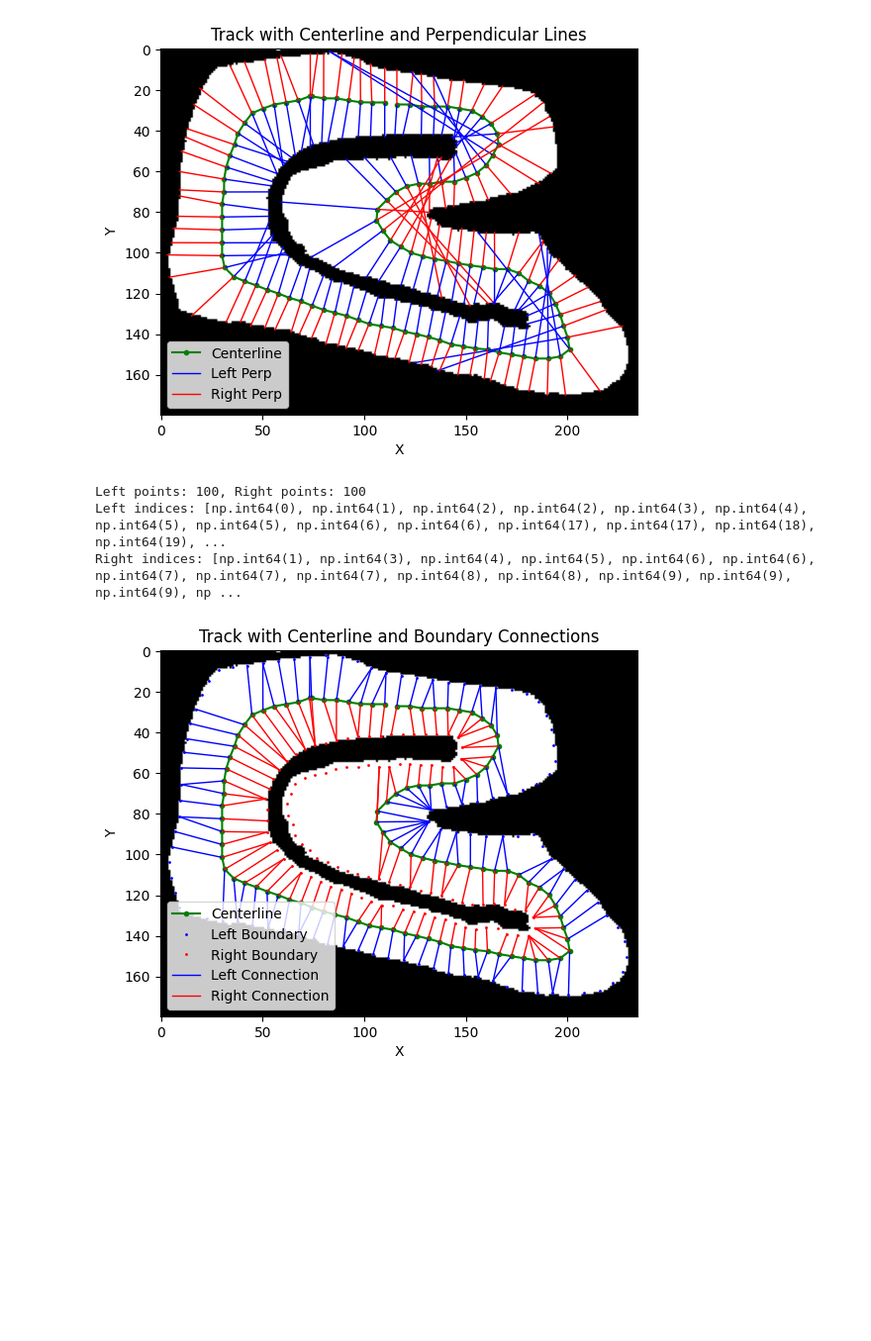
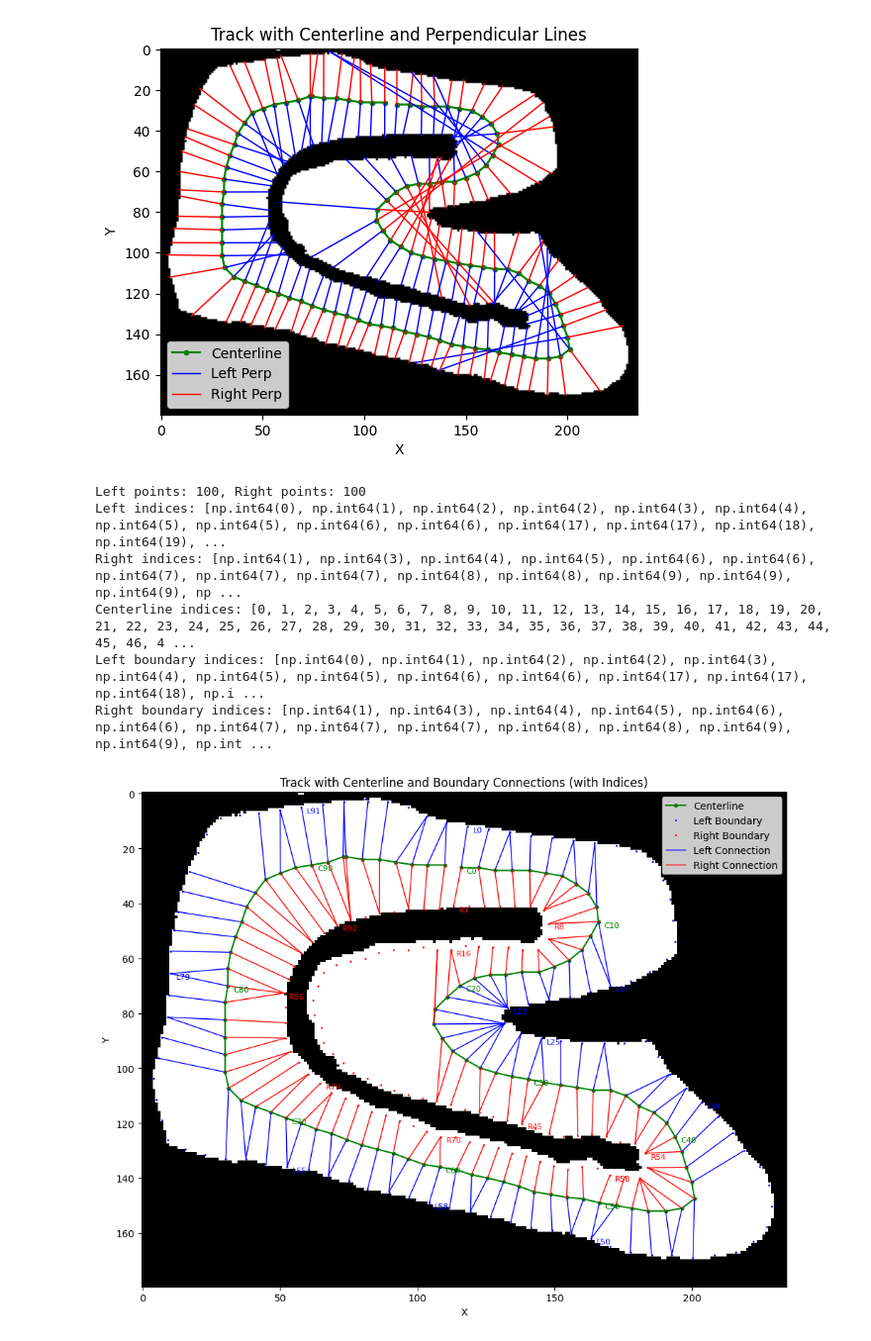
Before and after one commit to anjrew/race-lines-optimization, a Jupyter notebook: notebooks/track_coordinates.ipynb, the cells around one changed output. Shown at 99% size. Saved outputs shown, nothing was run; the diff lists cells and outputs as text; code cells hidden in the pictures; blank space fills up the shorter version.

Commit message:
Update plotting

```diff
--- a/notebooks/track_coordinates.ipynb
+++ b/notebooks/track_coordinates.ipynb
@@ -1356,7 +1356,8 @@ def find_closest_boundary_points(
     last_left_index = -1
     last_right_index = -1
 
-    for center in centerline_points:
+    for i, center in enumerate(centerline_points):
+        print(f"Processing centerline point {i}: {center}")
         # Find closest left boundary point
         if len(left_boundary) > 0:
             distances = np.linalg.norm(left_boundary - center, axis=1)
@@ -1412,10 +1413,13 @@ def plot_track_and_connections(
     left_boundary: np.ndarray,
     right_boundary: np.ndarray,
     left_points: List[Tuple[float, float]],
-    right_points: List[Tuple[float, float]]
+    right_points: List[Tuple[float, float]],
+    left_indices: List[int],
+    right_indices: List[int]
 ):
     """
-    Plot the track, centerline, boundaries, and connections to closest boundary points using Matplotlib.
+    Plot the track, centerline, boundaries, and connections to closest boundary points using Matplotlib,
+    with indices displayed for centerline and boundary points.
 
     Args:
         track_image: Binary track image (np.uint8).
@@ -1424,15 +1428,21 @@ def plot_track_and_connections(
         right_boundary: Numpy array of shape (M, 2) with right boundary (x, y) coordinates.
         left_points: List of (x, y) coordinates for closest left boundary points.
         right_points: List of (x, y) coordinates for closest right boundary points.
+        left_indices: List of indices of selected left boundary points.
+        right_indices: List of indices of selected right boundary points.
     """
-    fig, ax = plt.subplots()
+    fig, ax = plt.subplots(figsize=(10, 8))
 
     # Plot track image
     ax.imshow(track_image, cmap='gray', origin='upper')
 
-    # Plot centerline points
+    # Plot centerline points with indices
     if len(centerline_points) > 0:
         ax.plot(centerline_points[:, 0], centerline_points[:, 1], 'go-', label='Centerline', markersize=3)
+        # Add index labels for centerline points (every few points to avoid clutter)
+        for i, (x, y) in enumerate(centerline_points):
+            if i % 10 == 0:  # Label every 10th point to reduce clutter
+                ax.text(x + 2, y + 2, f'C{i}', fontsize=8, color='green')
 
     # Plot boundary points
     if len(left_boundary) > 0:
@@ -1440,32 +1450,50 @@ def plot_track_and_connections(
     if len(right_boundary) > 0:
         ax.plot(right_boundary[:, 0], right_boundary[:, 1], 'r.', label='Right Boundary', markersize=2)
 
-    # Plot connections to closest boundary points
-    for i, (center, left, right) in enumerate(zip(centerline_points, left_points, right_points)):
+    # Plot connections to closest boundary points with indices
+    for i, (center, left, right, left_idx, right_idx) in enumerate(
+        zip(centerline_points, left_points, right_points, left_indices, right_indices)
+    ):
+        # Left connection
         ax.plot([center[0], left[0]], [center[1], left[1]], 'b-', linewidth=1, label='Left Connection' if i == 0 else "")
+        if left_idx >= 0 and i % 10 == 0:  # Label every 10th point
+            ax.text(left[0] + 2, left[1] + 2, f'L{left_idx}', fontsize=8, color='blue')
+
+        # Right connection
         ax.plot([center[0], right[0]], [center[1], right[1]], 'r-', linewidth=1, label='Right Connection' if i == 0 else "")
+        if right_idx >= 0 and i % 10 == 0:  # Label every 10th point
+            ax.text(right[0] + 2, right[1] + 2, f'R{right_idx}', fontsize=8, color='red')
+
+    # Print indices for debugging
+    print("Centerline indices:", list(range(len(centerline_points))))
+    print("Left boundary indices:", left_indices)
+    print("Right boundary indices:", right_indices)
 
     ax.set_xlabel('X')
     ax.set_ylabel('Y')
-    ax.set_title('Track with Centerline and Boundary Connections')
+    ax.set_title('Track with Centerline and Boundary Connections (with Indices)')
     ax.legend()
     ax.set_aspect('equal')
+    plt.tight_layout()
     plt.show()
 # %%
 
 
 # Find closest boundary points with index constraint
 left_points, right_points, left_indices, right_indices = find_closest_boundary_points(
     centerline_points=center_line_coords, left_boundary=outer_waypoints, right_boundary=inner_waypoints
 )
 print(f"Left points: {len(left_points)}, Right points: {len(right_points)}")
 print(f"Left indices: {left_indices}")
 print(f"Right indices: {right_indices}")
 
 # Plot the result
-plot_track_and_connections(binary, center_line_coords, outer_waypoints, inner_waypoints, left_points, right_points)
+plot_track_and_connections(binary, center_line_coords, outer_waypoints, inner_waypoints, left_points, right_points, left_indices=left_indices, right_indices=right_indices)
 # %% [output]
 Left points: 100, Right points: 100
 Left indices: [np.int64(0), np.int64(1), np.int64(2), np.int64(2), np.int64(3), np.int64(4), np.int64(5), np.int64(5), np.int64(6), np.int64(6), np.int64(17), np.int64(17), np.int64(18), np.int64(19), ...
 Right indices: [np.int64(1), np.int64(3), np.int64(4), np.int64(5), np.int64(6), np.int64(6), np.int64(7), np.int64(7), np.int64(7), np.int64(8), np.int64(8), np.int64(9), np.int64(9), np.int64(9), np ...
+Centerline indices: [0, 1, 2, 3, 4, 5, 6, 7, 8, 9, 10, 11, 12, 13, 14, 15, 16, 17, 18, 19, 20, 21, 22, 23, 24, 25, 26, 27, 28, 29, 30, 31, 32, 33, 34, 35, 36, 37, 38, 39, 40, 41, 42, 43, 44, 45, 46, 4 ...
+Left boundary indices: [np.int64(0), np.int64(1), np.int64(2), np.int64(2), np.int64(3), np.int64(4), np.int64(5), np.int64(5), np.int64(6), np.int64(6), np.int64(17), np.int64(17), np.int64(18), np.i ...
+Right boundary indices: [np.int64(1), np.int64(3), np.int64(4), np.int64(5), np.int64(6), np.int64(6), np.int64(7), np.int64(7), np.int64(7), np.int64(8), np.int64(8), np.int64(9), np.int64(9), np.int ...
-[figure, old version]
+[figure, new version]
```
